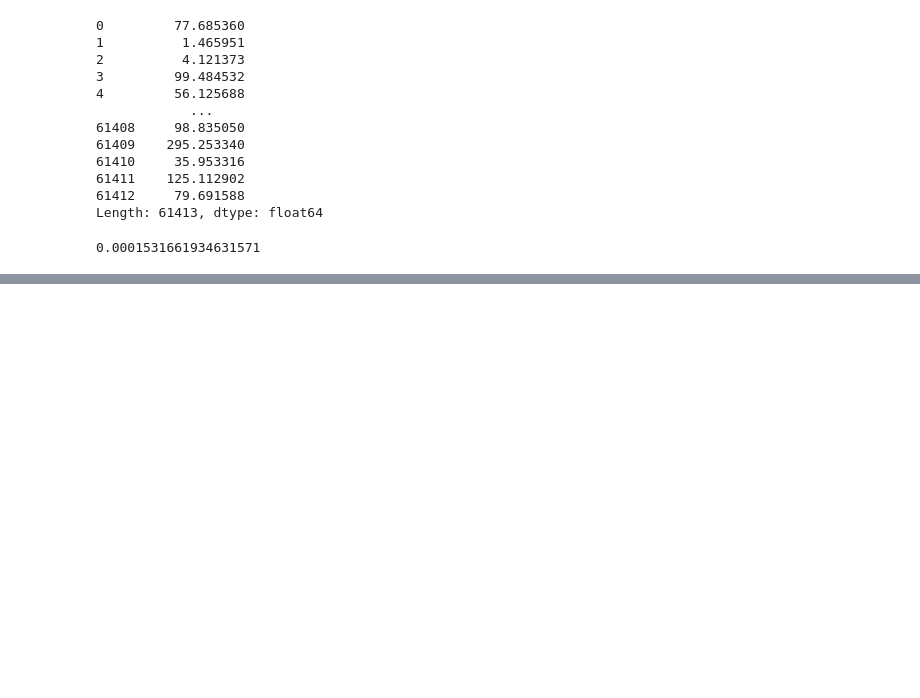
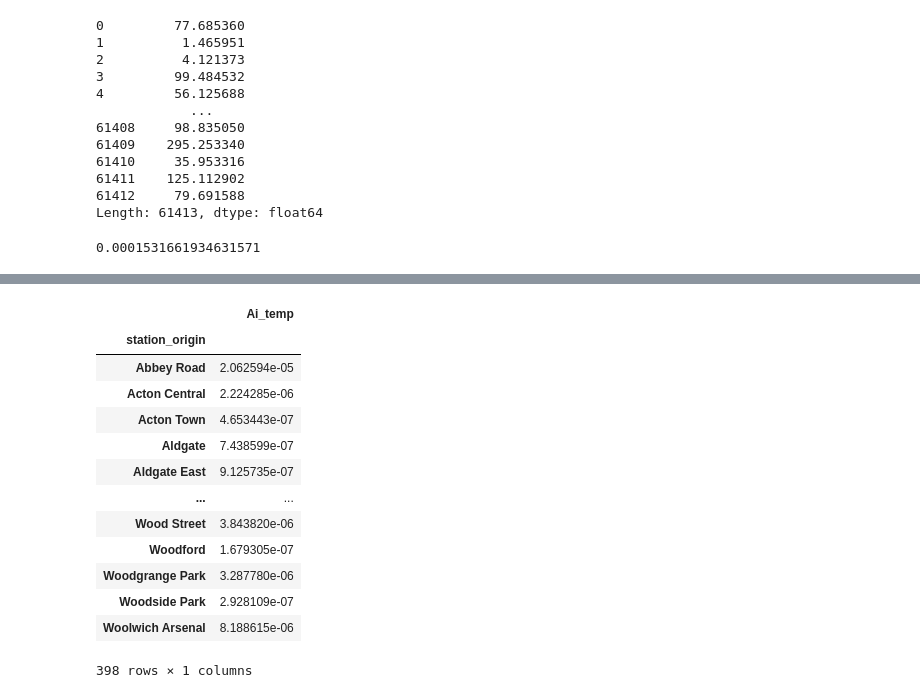
Before and after one commit to sokimura39/Urban_Simulation_Report, a Jupyter notebook: 02_spatial_interaction.ipynb, the cells around one changed output, grey strips where cells are left out. Drawn from its saved outputs; the diff is of its cells as text; code cells hidden in the pictures; blank space fills up the shorter version.

```diff
--- a/02_spatial_interaction.ipynb
+++ b/02_spatial_interaction.ipynb
@@ -741,0 +767,8 @@ beta_single
+# %%
+# halve the jobs for Canary Wharf
+
+od_df_scenarioA['jobs_scenarioA'] = od_df_scenarioA.apply(
+    lambda row:
+        (row['jobs'] / 2) if row['station_destination'] == 'Canary Wharf'
+        else row['jobs'], axis = 1
+)
@@ -741,0 +783,22 @@ beta_single
+# %%
+# recalibrate the A_i value
+
+od_df_scenarioA['Ai_temp'] = (od_df_scenarioA['jobs_scenarioA'] ** gamma_offset) * np.exp(od_df_scenarioA['beta_dist_exp'])
+Ai_scenarioA = pd.DataFrame(1/(od_df_scenarioA.groupby('station_origin')['Ai_temp'].agg('sum')))
+# %%
+Ai_scenarioA
+# %% [output]
+|  | Ai_temp |
+| station_origin |  |
+| Abbey Road | 2.062594e-05 |
+| Acton Central | 2.224285e-06 |
+| Acton Town | 4.653443e-07 |
+| Aldgate | 7.438599e-07 |
+| Aldgate East | 9.125735e-07 |
+| ... | ... |
+| Wood Street | 3.843820e-06 |
+| Woodford | 1.679305e-07 |
+| Woodgrange Park | 3.287780e-06 |
+| Woodside Park | 2.928109e-07 |
+| Woolwich Arsenal | 8.188615e-06 |
+398 rows × 1 columns
```
Also changed, not shown: parts of 6 cells of this notebook.
